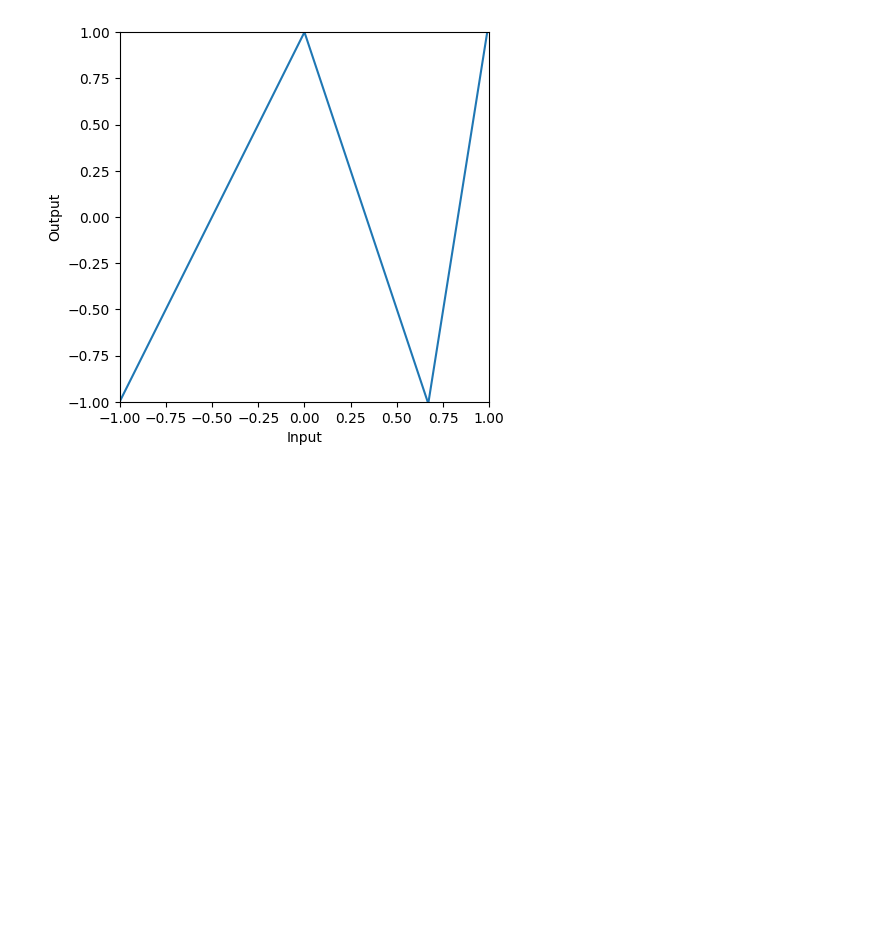
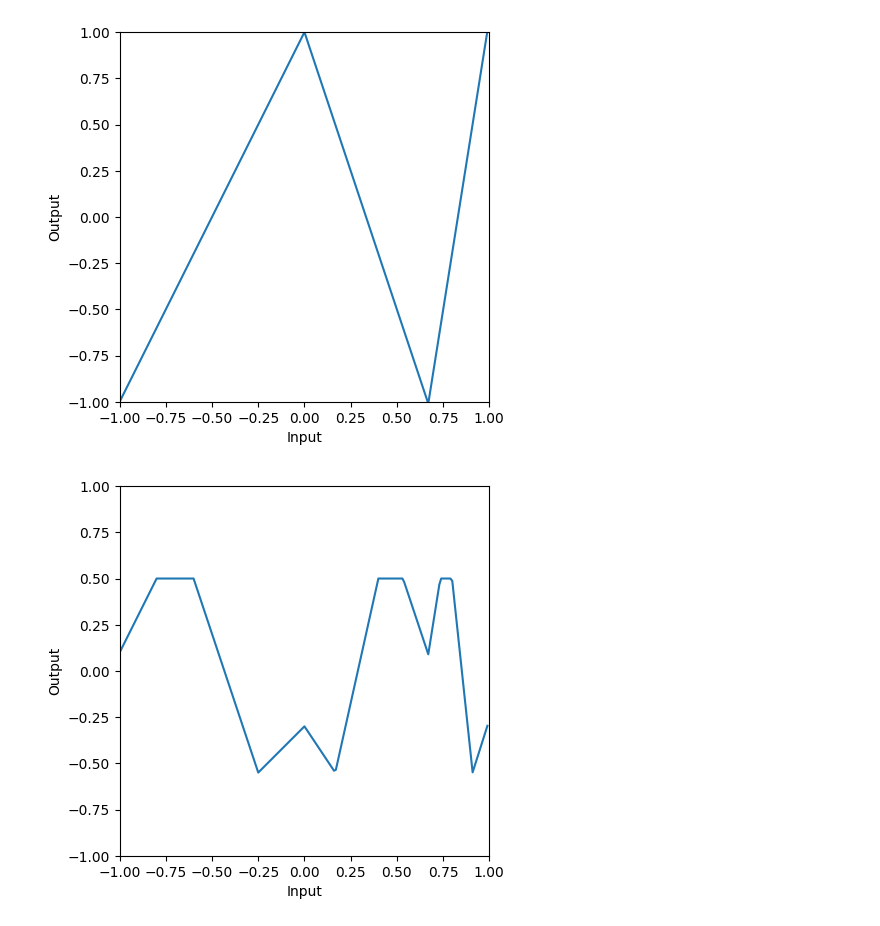
Before and after one commit to Saransh-Basu-01/Understanding-Deep-learning-, a Jupyter notebook: Deep_Neural_Networks.ipynb, the cells around one changed output. Drawn from its saved outputs; the diff is of its cells as text; code cells hidden in the pictures; blank space fills up the shorter version.

```diff
--- a/Deep_Neural_Networks.ipynb
+++ b/Deep_Neural_Networks.ipynb
@@ -308,3 +308,20 @@ n1_out = beta_1 + np.matmul(Omega_1, h1)
 plot_neural(n1_in, n1_out)
 # %% [output]
 [figure]
+# %%
+# Now lets define some parameters and run the second neural network
+n2_theta_10 =  -0.6 ; n2_theta_11 = -1.0
+n2_theta_20 =  0.2  ; n2_theta_21 = 1.0
+n2_theta_30 =  -0.5  ; n2_theta_31 =  1.0
+n2_phi_0 = 0.5; n2_phi_1 = -1.0; n2_phi_2 = -1.5; n2_phi_3 = 2.0
+
+# Define a range of input values
+n2_in = np.arange(-1,1,0.01)
+
+# We run the second neural network on the output of the first network
+n2_out, *_ = \
+    shallow_1_1_3(n1_out, ReLU, n2_phi_0, n2_phi_1, n2_phi_2, n2_phi_3, n2_theta_10, n2_theta_11, n2_theta_20, n2_theta_21, n2_theta_30, n2_theta_31)
+# And then plot it
+plot_neural(n1_in, n2_out)
+# %% [output]
+[figure, added]
```
